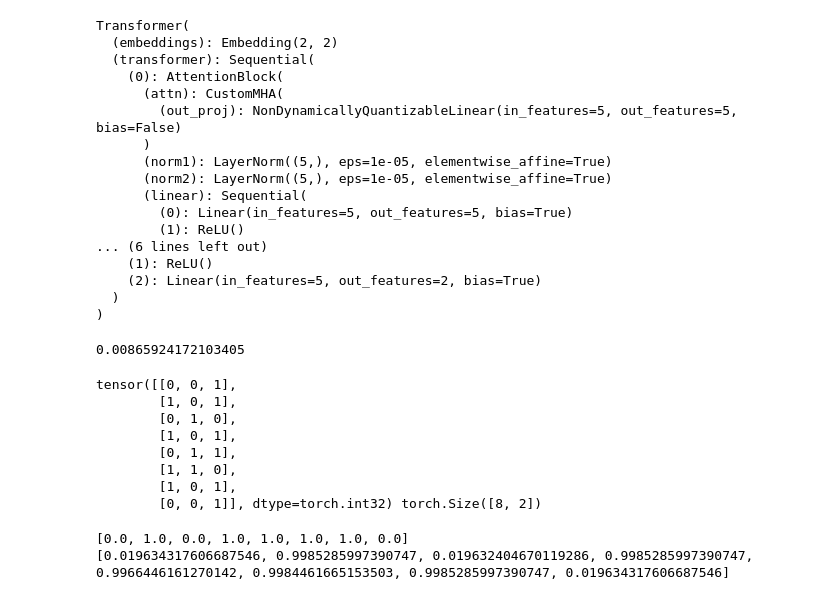
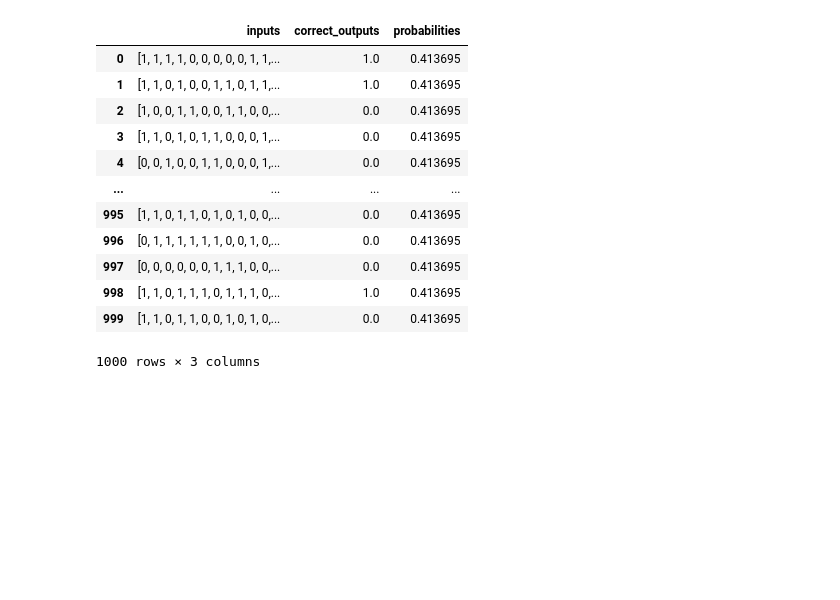
Before and after one commit to henryscheible/miexp, a Jupyter notebook: notebooks/train_bfunc.ipynb, the cells around one changed output. Saved outputs shown, nothing was run; the diff lists cells and outputs as text; code cells hidden in the pictures; blank space fills up the shorter version.

```diff
--- a/notebooks/train_bfunc.ipynb
+++ b/notebooks/train_bfunc.ipynb
@@ -58,0 +8,20 @@ def train_epoch(model: nn.Module, optimizer: Optimizer, dataloader: DataLoader,
+# %%
+from miexp.models.transformer import Transformer
+N = 20
+dropout = 0
+hidden_dim, heads, layers, feed_forward_dim = 2, 1, 1, 2
+model = Transformer(dropout, N, hidden_dim, heads, layers, feed_forward_dim, "cpu")
+sum(p.numel() for p in model.parameters())
+
+
+from miexp.bfuncs import MajDataset
+num_samples = 1000
+train_dataset = MajDataset(N, num_samples=1000)
+test_dataset = MajDataset(N, num_samples=1000)
+train_dataloader = DataLoader(train_dataset, batch_size=256, shuffle=True)
+test_dataloader = DataLoader(test_dataset, batch_size=256, shuffle=True)
+
+optimizer = torch.optim.Adam(model.parameters(), lr=0.001)
+criterion = torch.nn.CrossEntropyLoss()
+
+print(model)
@@ -78,29 +68,5 @@ def train_epoch(model: nn.Module, optimizer: Optimizer, dataloader: DataLoader,
         "loss": total_train_loss / total_items,
         **{f"norm/{name}": torch.norm(param.grad).item() for name, param in model.named_parameters() if param.grad is not None}
     }
-# %%
-optimizer = torch.optim.Adam(model.parameters(), lr=0.001)
-criterion = torch.nn.CrossEntropyLoss()
-dataloader = DataLoader(dataset, batch_size=256, shuffle=True)
-# %%
-model
-# %% [output]
-Transformer(
-  (embeddings): Embedding(2, 2)
-  (transformer): Sequential(
-    (0): AttentionBlock(
-      (attn): CustomMHA(
-        (out_proj): NonDynamicallyQuantizableLinear(in_features=5, out_features=5, bias=False)
-      )
-      (norm1): LayerNorm((5,), eps=1e-05, elementwise_affine=True)
-      (norm2): LayerNorm((5,), eps=1e-05, elementwise_affine=True)
-      (linear): Sequential(
-        (0): Linear(in_features=5, out_features=5, bias=True)
-        (1): ReLU()
-... (6 lines left out)
-    (1): ReLU()
-    (2): Linear(in_features=5, out_features=2, bias=True)
-  )
-)
 # %%
 results = []
@@ -109,4 +74,0 @@ for epoch in tqdm(range(500)):
-# %%
-print(results[-1]["loss"])
-# %% [output]
-0.00865924172103405
@@ -130,19 +115,19 @@ def eval_epoch(model: nn.Module, dataloader: DataLoader, device: torch.device) -
         "probabilities": probabilities
     }
 # %%
-eval_res = eval_epoch(model, dataloader, device)
+eval_res = eval_epoch(model, test_dataloader, device)
+pd.DataFrame.from_dict(eval_res, orient="columns")
 # %% [output]
+|  | inputs | correct_outputs | probabilities |
+| 0 | [1, 1, 1, 1, 0, 0, 0, 0, 0, 1, 1,... | 1.0 | 0.413695 |
+| 1 | [1, 1, 0, 1, 0, 0, 1, 1, 0, 1, 1,... | 1.0 | 0.413695 |
+| 2 | [1, 0, 0, 1, 1, 0, 0, 1, 1, 0, 0,... | 0.0 | 0.413695 |
+| 3 | [1, 1, 0, 1, 0, 1, 1, 0, 0, 0, 1,... | 0.0 | 0.413695 |
+| 4 | [0, 0, 1, 0, 0, 1, 1, 0, 0, 0, 1,... | 0.0 | 0.413695 |
+| ... | ... | ... | ... |
+| 995 | [1, 1, 0, 1, 1, 0, 1, 0, 1, 0, 0,... | 0.0 | 0.413695 |
+| 996 | [0, 1, 1, 1, 1, 1, 1, 0, 0, 1, 0,... | 0.0 | 0.413695 |
+| 997 | [0, 0, 0, 0, 0, 0, 1, 1, 1, 0, 0,... | 0.0 | 0.413695 |
+| 998 | [1, 1, 0, 1, 1, 1, 0, 1, 1, 1, 0,... | 1.0 | 0.413695 |
+| 999 | [1, 1, 0, 1, 1, 0, 0, 1, 0, 1, 0,... | 0.0 | 0.413695 |
-tensor([[0, 0, 1],
-        [1, 0, 1],
-        [0, 1, 0],
-        [1, 0, 1],
-        [0, 1, 1],
-        [1, 1, 0],
-        [1, 0, 1],
-        [0, 0, 1]], dtype=torch.int32) torch.Size([8, 2])
+1000 rows × 3 columns
-# %%
-print(eval_res["correct_outputs"])
-print(eval_res["probabilities"])
-# %% [output]
-[0.0, 1.0, 0.0, 1.0, 1.0, 1.0, 1.0, 0.0]
-[0.019634317606687546, 0.9985285997390747, 0.019632404670119286, 0.9985285997390747, 0.9966446161270142, 0.9984461665153503, 0.9985285997390747, 0.019634317606687546]
```
Also changed, not shown: parts of 23 cells of this notebook, 4 other files.
